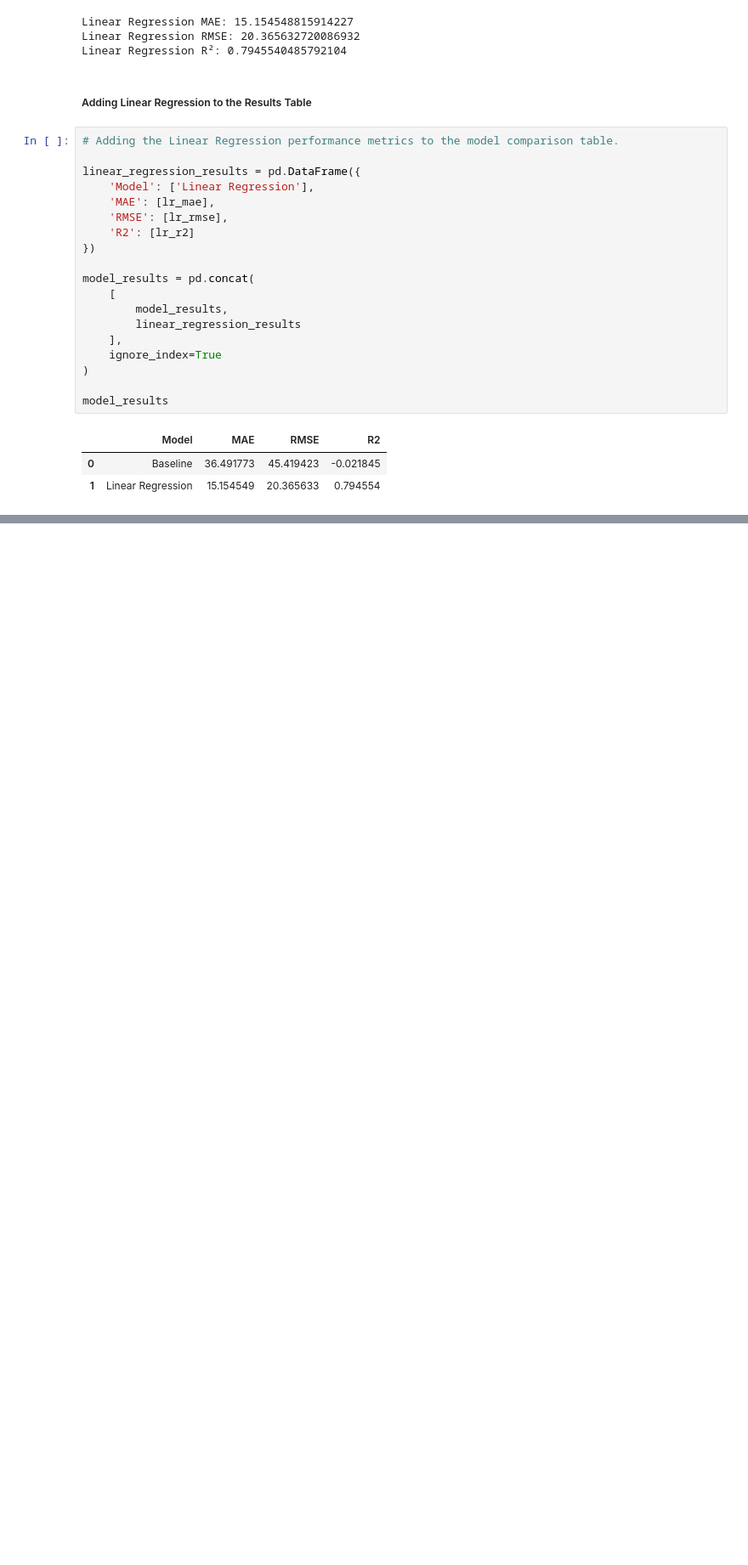
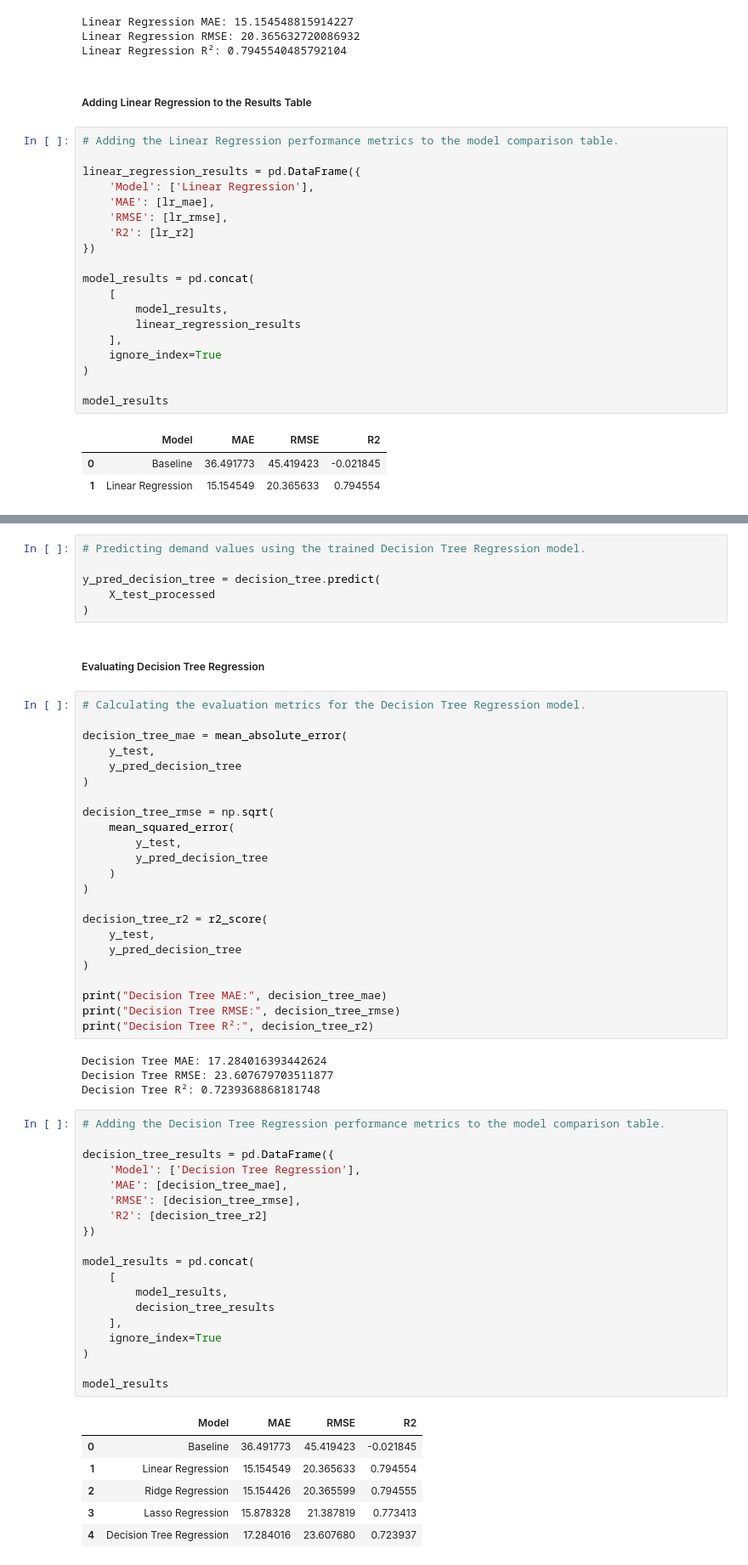
Before and after one commit to TejasMJ/retail-demand-intelligence, a Jupyter notebook: notebooks/05_model_development.ipynb, the cells around one changed output, grey strips where cells are left out. Shown at 85% size. Drawn from its saved outputs; the diff is of its cells as text; blank space fills up the shorter version.

```diff
--- a/notebooks/05_model_development.ipynb
+++ b/notebooks/05_model_development.ipynb
@@ -721,0 +899,61 @@ model_results
+# %%
+# Predicting demand values using the trained Decision Tree Regression model.
+
+y_pred_decision_tree = decision_tree.predict(
+    X_test_processed
+)
+# %% [markdown]
+##### Evaluating Decision Tree Regression
+# %%
+# Calculating the evaluation metrics for the Decision Tree Regression model.
+
+decision_tree_mae = mean_absolute_error(
+    y_test,
+    y_pred_decision_tree
+)
+
+decision_tree_rmse = np.sqrt(
+    mean_squared_error(
+        y_test,
+        y_pred_decision_tree
+    )
+)
+
+decision_tree_r2 = r2_score(
+    y_test,
+    y_pred_decision_tree
+)
+
+print("Decision Tree MAE:", decision_tree_mae)
+print("Decision Tree RMSE:", decision_tree_rmse)
+print("Decision Tree R²:", decision_tree_r2)
+# %% [output]
+Decision Tree MAE: 17.284016393442624
+Decision Tree RMSE: 23.607679703511877
+Decision Tree R²: 0.7239368868181748
+# %%
+# Adding the Decision Tree Regression performance metrics to the model comparison table.
+
+decision_tree_results = pd.DataFrame({
+    'Model': ['Decision Tree Regression'],
+    'MAE': [decision_tree_mae],
+    'RMSE': [decision_tree_rmse],
+    'R2': [decision_tree_r2]
+})
+
+model_results = pd.concat(
+    [
+        model_results,
+        decision_tree_results
+    ],
+    ignore_index=True
+)
+
+model_results
+# %% [output]
+|  | Model | MAE | RMSE | R2 |
+| 0 | Baseline | 36.491773 | 45.419423 | -0.021845 |
+| 1 | Linear Regression | 15.154549 | 20.365633 | 0.794554 |
+| 2 | Ridge Regression | 15.154426 | 20.365599 | 0.794555 |
+| 3 | Lasso Regression | 15.878328 | 21.387819 | 0.773413 |
+| 4 | Decision Tree Regression | 17.284016 | 23.607680 | 0.723937 |
```
Also changed, not shown: parts of 31 cells of this notebook.
